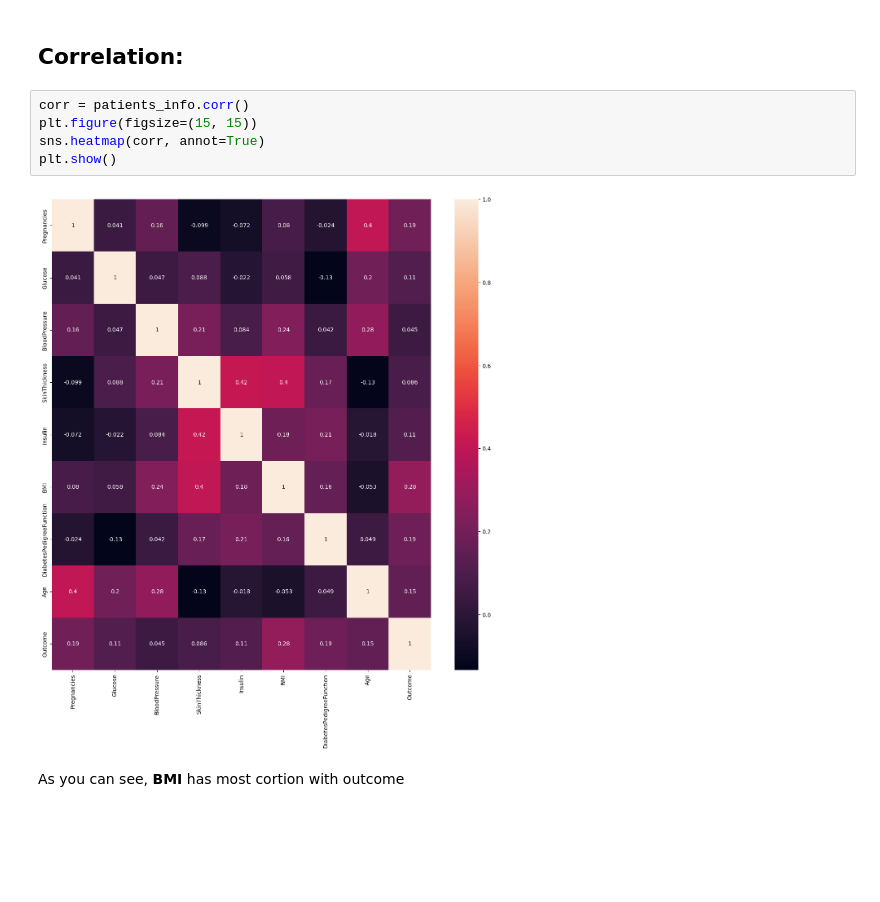
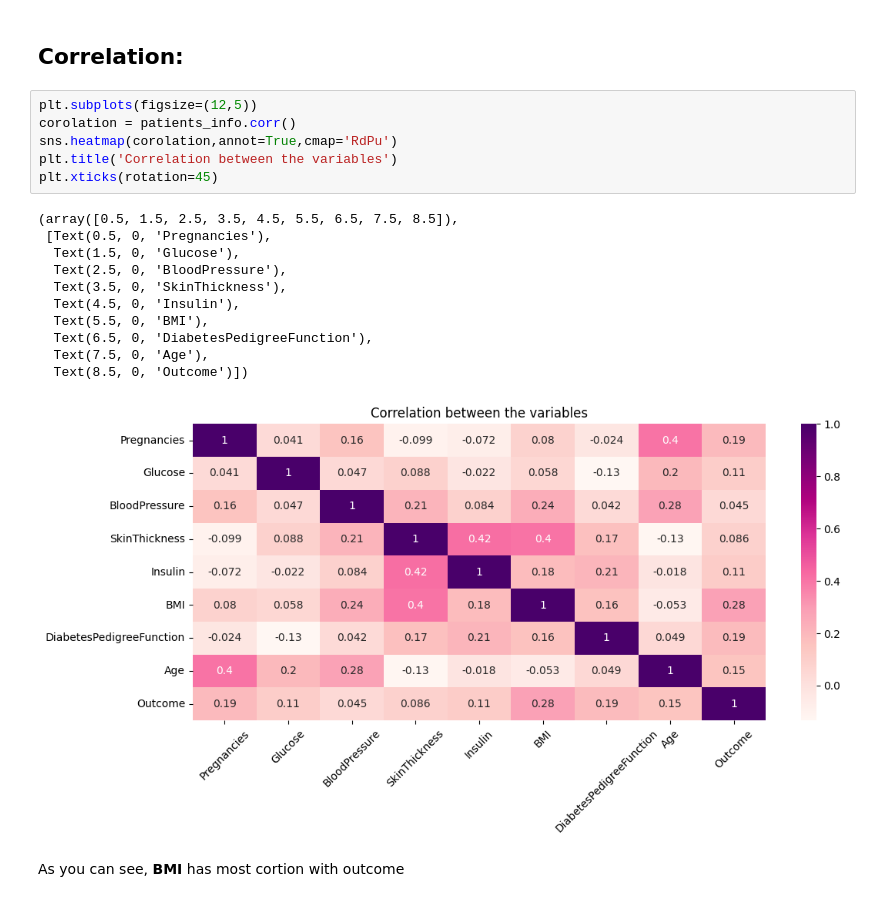
Before and after one commit to mohajel/AI_projects, a Jupyter notebook: CA4/ca4.ipynb, the cells around one changed output. Drawn from its saved outputs; the diff is of its cells as text; blank space fills up the shorter version.

```diff
--- a/CA4/ca4.ipynb
+++ b/CA4/ca4.ipynb
@@ -113,13 +119,24 @@ Outcome                      0.000000
 dtype: float64
 # %% [markdown]
 ## Correlation:
-# %%
-corr = patients_info.corr()
-plt.figure(figsize=(15, 15))
-sns.heatmap(corr, annot=True)
-plt.show()
-# %% [output]
-[figure, removed]
+# %%
+plt.subplots(figsize=(12,5))
+corolation = patients_info.corr()
+sns.heatmap(corolation,annot=True,cmap='RdPu')
+plt.title('Correlation between the variables')
+plt.xticks(rotation=45)
+# %% [output]
+(array([0.5, 1.5, 2.5, 3.5, 4.5, 5.5, 6.5, 7.5, 8.5]),
+ [Text(0.5, 0, 'Pregnancies'),
+  Text(1.5, 0, 'Glucose'),
+  Text(2.5, 0, 'BloodPressure'),
+  Text(3.5, 0, 'SkinThickness'),
+  Text(4.5, 0, 'Insulin'),
+  Text(5.5, 0, 'BMI'),
+  Text(6.5, 0, 'DiabetesPedigreeFunction'),
+  Text(7.5, 0, 'Age'),
+  Text(8.5, 0, 'Outcome')])
+[figure, added]
 # %% [markdown]
 As you can see, **BMI** has most cortion with outcome
 # %% [markdown]
```
Also changed, not shown: parts of 29 cells of this notebook.
